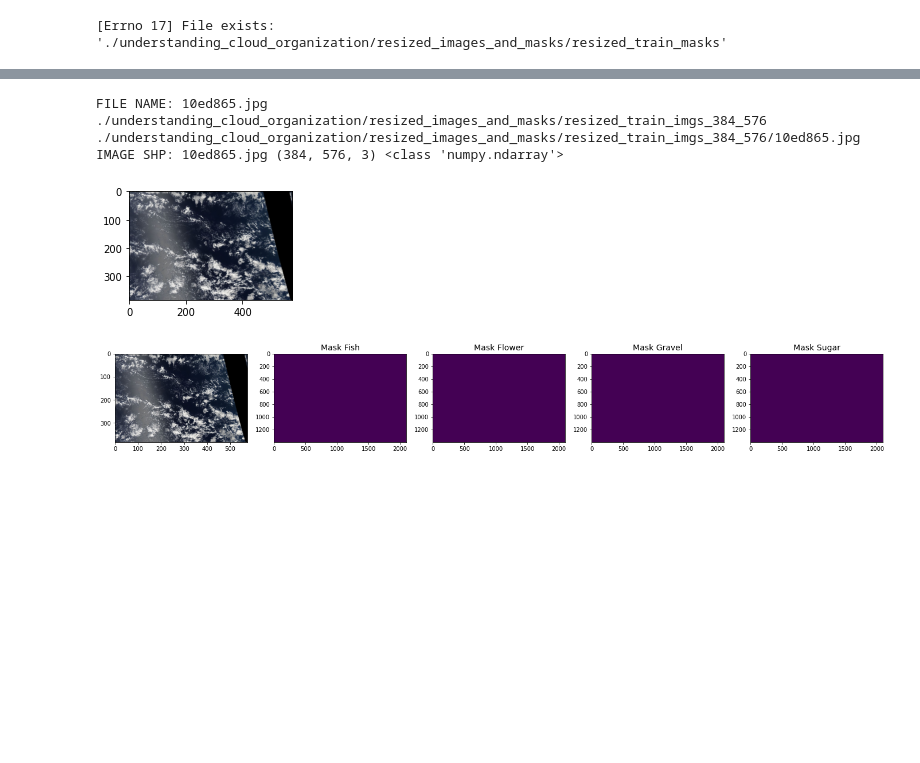
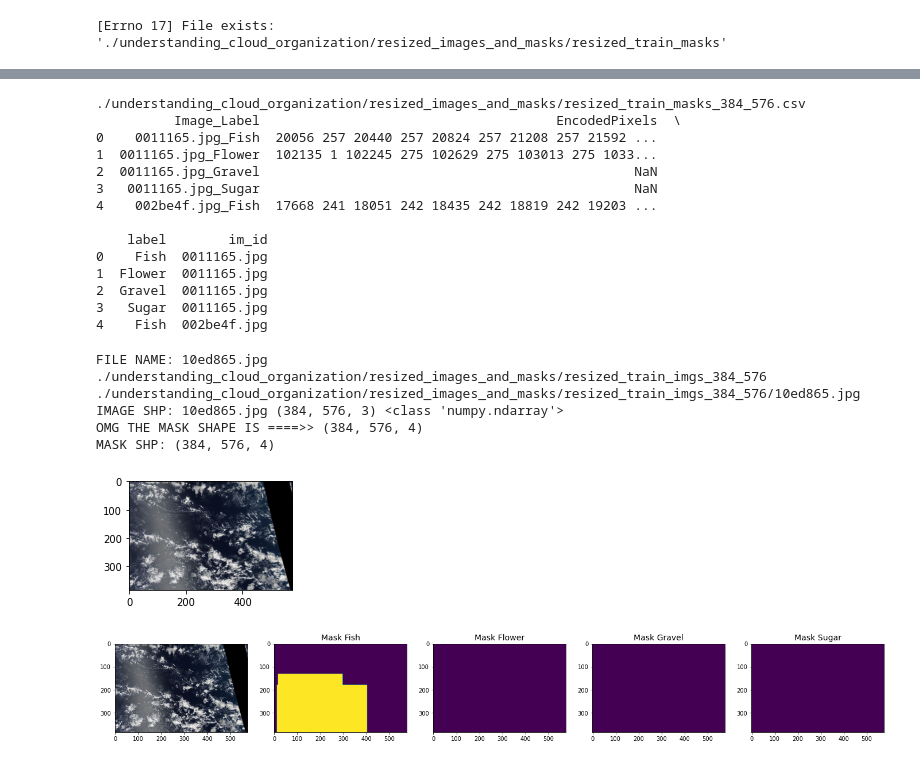
Before and after one commit to samunaai/tuunv2, a Jupyter notebook: pipelines/cloud-segmentation-pipeline/datasets/resize_without_npy.ipynb, the cells around one changed output, grey strips where cells are left out. Saved outputs shown, nothing was run; the diff lists cells and outputs as text; code cells hidden in the pictures; blank space fills up the shorter version.

Commit message:
modified resize

```diff
--- a/pipelines/cloud-segmentation-pipeline/datasets/resize_without_npy.ipynb
+++ b/pipelines/cloud-segmentation-pipeline/datasets/resize_without_npy.ipynb
@@ -141,14 +135,20 @@ except OSError as error:
 # %%
-# resize the mask after extracting it as a numpy array
+# redefine train_df again just in case: helped in debugging
+train_df = pd.read_csv(f"understanding_cloud_organization/train.csv")
+train_df["label"] = train_df["Image_Label"].apply(lambda x: x.split("_")[1])
+train_df["im_id"] = train_df["Image_Label"].apply(lambda x: x.split("_")[0])
+
 for idx, row in train_df.iterrows():
     encodedpixels = row[1]
+#     print(type(encodedpixels),encodedpixels)
     if encodedpixels is not np.nan:
         mask = rle2mask(encodedpixels, shape=ori_size[::-1])
         mask = cv2.resize(mask, new_size[::-1], interpolation=interpolation)
 
         rle = mask2rle(mask)
+#         print(rle)
         train_df.at[idx, 'EncodedPixels'] = rle
-
+#     break
 # make the directory to store new csv
 out_dir_masks = './understanding_cloud_organization/resized_images_and_masks/resized_train_masks'
 
@@ -183,23 +196,45 @@ Please use `tqdm.notebook.tqdm` instead of `tqdm.tqdm_notebook`
 # %%
+print(out_csv)
+dst_path = out_dir_img + '_'+str(new_size[0])+'_'+str(new_size[1])
+
 train_df_resized = pd.read_csv(out_csv)
-train_df_resized["label"] = train_df_resized["Image_Label"].apply(lambda x: x.split("_")[1])
-train_df_resized["im_id"] = train_df_resized["Image_Label"].apply(lambda x: x.split("_")[0])
+print(train_df_resized.head(5))
 
+train_df = pd.read_csv(f"understanding_cloud_organization/train.csv")
+train_df["label"] = train_df["Image_Label"].apply(lambda x: x.split("_")[1])
+train_df["im_id"] = train_df["Image_Label"].apply(lambda x: x.split("_")[0])
 
 # Double checking segmentation with visualisation
 for file in tqdm.tqdm(os.listdir(dst_path), postfix={"file":"none"}):
     print("FILE NAME:", file, dst_path)
     print(os.path.join(dst_path, file))
 
     image = get_img(os.path.join(dst_path, file))
     print("IMAGE SHP:", file, image.shape, type(image))
     cv2_imshow(image)
-    masks = make_mask(train_df_resized, file)
-    visualize(image, masks)
+    mask = make_mask(train_df_resized, file, shape=new_size)
+    print("MASK SHP:", mask.shape)
+    visualize(image, mask)
     break
 # %% [output]
-FILE NAME: 10ed865.jpg ./understanding_cloud_organization/resized_images_and_masks/resized_train_imgs_384_576
-./understanding_cloud_organization/resized_images_and_masks/resized_train_imgs_384_576/10ed865.jpg
-IMAGE SHP: 10ed865.jpg (384, 576, 3) <class 'numpy.ndarray'>
+./understanding_cloud_organization/resized_images_and_masks/resized_train_masks_384_576.csv
+          Image_Label                                      EncodedPixels  \
+0    0011165.jpg_Fish  20056 257 20440 257 20824 257 21208 257 21592 ...
+1  0011165.jpg_Flower  102135 1 102245 275 102629 275 103013 275 1033...
+2  0011165.jpg_Gravel                                                NaN
+3   0011165.jpg_Sugar                                                NaN
+4    002be4f.jpg_Fish  17668 241 18051 242 18435 242 18819 242 19203 ...
+
+    label        im_id
+0    Fish  0011165.jpg
+1  Flower  0011165.jpg
+2  Gravel  0011165.jpg
+3   Sugar  0011165.jpg
+4    Fish  002be4f.jpg
+FILE NAME: 10ed865.jpg ./understanding_cloud_organization/resized_images_and_masks/resized_train_imgs_384_576
+./understanding_cloud_organization/resized_images_and_masks/resized_train_imgs_384_576/10ed865.jpg
+IMAGE SHP: 10ed865.jpg (384, 576, 3) <class 'numpy.ndarray'>
+OMG THE MASK SHAPE IS ====>> (384, 576, 4)
+MASK SHP: (384, 576, 4)
 [figure]
-[figure, old version]
+[figure, new version]
```
Also changed, not shown: parts of 7 cells of this notebook.
